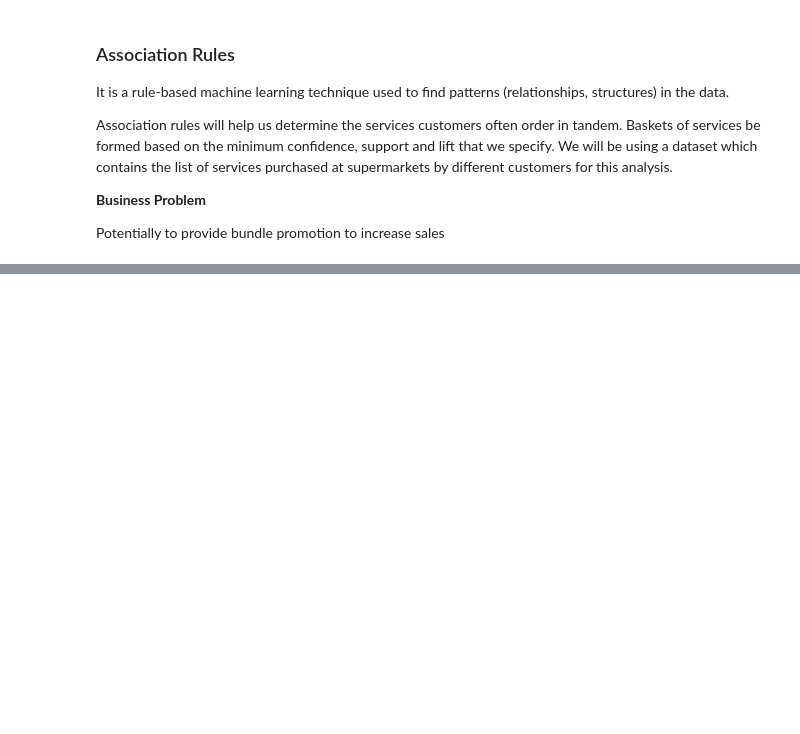
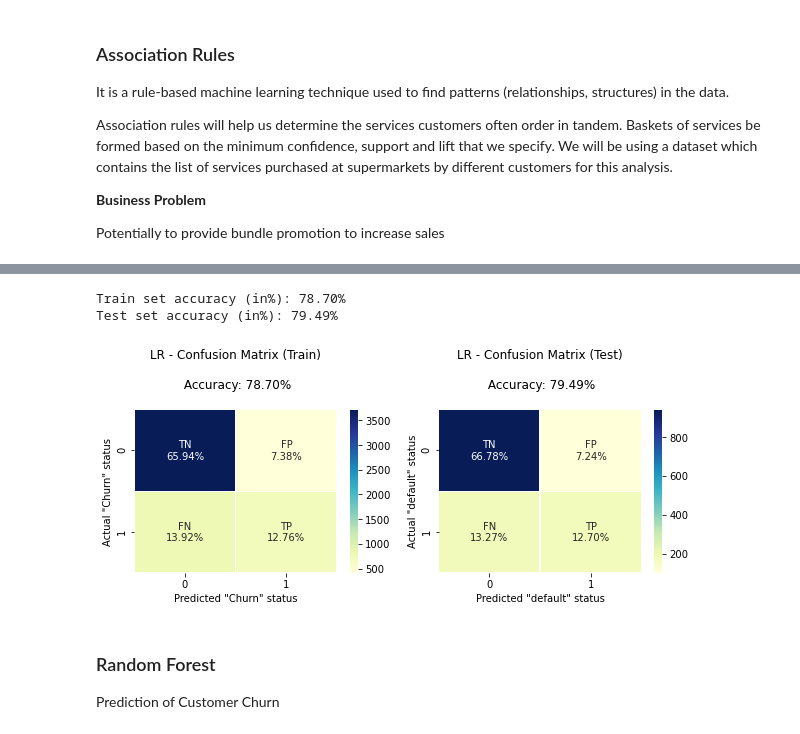
Before and after one commit to syakun0212/Telco-Customer-Churn-Data-Anlaysis, a Jupyter notebook: BC2407 Project.ipynb, the cells around one changed output, grey strips where cells are left out. Cells and saved outputs as stored; diff of their text form; code cells hidden in the pictures; blank space fills up the shorter version.

```diff
--- a/BC2407 Project.ipynb
+++ b/BC2407 Project.ipynb
@@ -99,9 +125,10 @@ geographical_col = ['Latitude','ZipCode','Longitude','City']
 data_filtered = data_combined.copy()
 data_filtered = data_filtered.drop(geographical_col,axis=1)
 # %%
-def get_data_info(data_df:pd.DataFrame):
+def get_data_info(data_df:pd.DataFrame, data_filtered:pd.DataFrame=None):
+    data_col = data_df.columns.tolist()
     data_info = pd.DataFrame(index=data_df.columns,columns=['dtype','unique_ct','eg1','eg2'])
-    for col in data_filtered:
+    for col in data_col:
         data_info.loc[col,'dtype'] = data_df[col].dtype
         data_info.loc[col,'unique_ct'] = len(data_df[col].unique())
         data_info.loc[col,'eg1'] = data_df[col][0]
@@ -154,7 +181,7 @@ data_combined[cat_col_binary+cat_col_multi] = data_combined[cat_col_binary+cat_c
 # get_data_info(data_combined)
 # %%
 # Encoding categorical Variables
-encoded_cols
+encoded_cols=[]
 def encode_and_bind(original_dataframe, feature_to_encode):
     dummies = pd.get_dummies(original_dataframe[[feature_to_encode]])
     res = pd.concat([original_dataframe, dummies], axis=1)
@@ -271,0 +421,24 @@ assoc_rule_phone_others = association_rules(item_phone_others, metric = 'confide
+# %%
+data_LR = data_encoded.copy()
+data_LR = data_LR.drop(geographical_col,axis=1)
+data_LR = data_LR.replace("No internet service",0)
+data_LR = data_LR.replace("No phone service",0)
+
+dependent_var = ['Churn','CLTV']
+independent_var = data_LR.columns.tolist()
+independent_var.remove('Churn')
+independent_var.remove('CLTV')
+# %%
+from sklearn.model_selection import train_test_split
+from sklearn import linear_model
+
+LR_X = data_LR[independent_var]
+LR_y = data_LR['Churn']
+LR_X_train, LR_X_test, LR_y_train, LR_y_test = train_test_split(LR_X, LR_y, train_size=0.8,
+                                                                                                random_state=2022)
+LR_model = linear_model.LogisticRegression()
+LR_model.fit(LR_X_train, LR_y_train)
+LR_pred_train = LR_model.predict(LR_X_train)
+LR_pred_test = LR_model.predict( LR_X_test)
+
+LR_train_acc, LR_test_acc = get_cm_accuracy(LR_y_train,LR_pred_train,LR_y_test,LR_pred_test,)
@@ -271,0 +453,10 @@ assoc_rule_phone_others = association_rules(item_phone_others, metric = 'confide
+# %%
+plot_cm(LR_y_train,LR_pred_train,LR_y_test,LR_pred_test,model_name="LR - ")
+# %% [output]
+Train set accuracy (in%): 78.70%
+Test set accuracy (in%): 79.49%
+[figure, added]
+# %% [markdown]
+### Random Forest
+
+Prediction of Customer Churn
```
Also changed, not shown: parts of 42 cells of this notebook, 3 other files.
